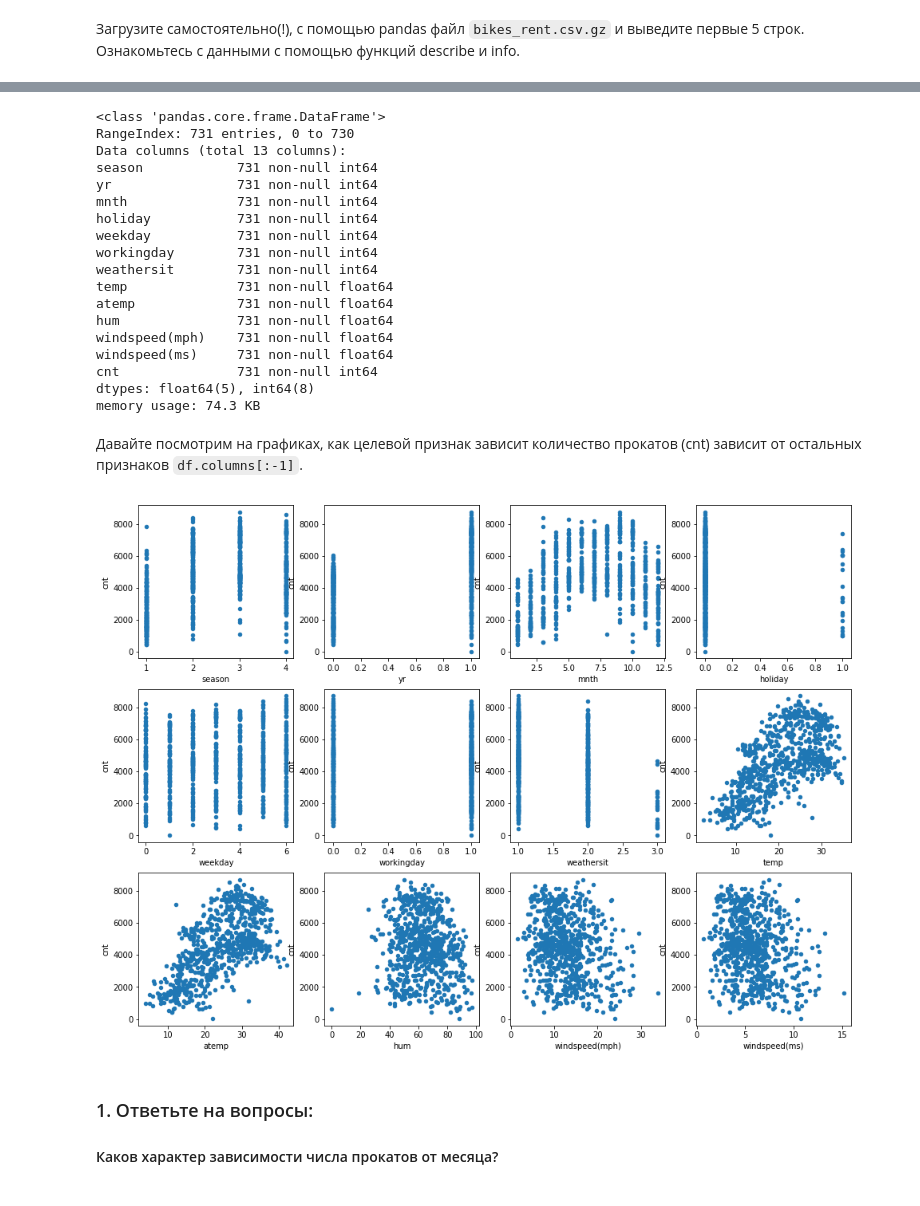
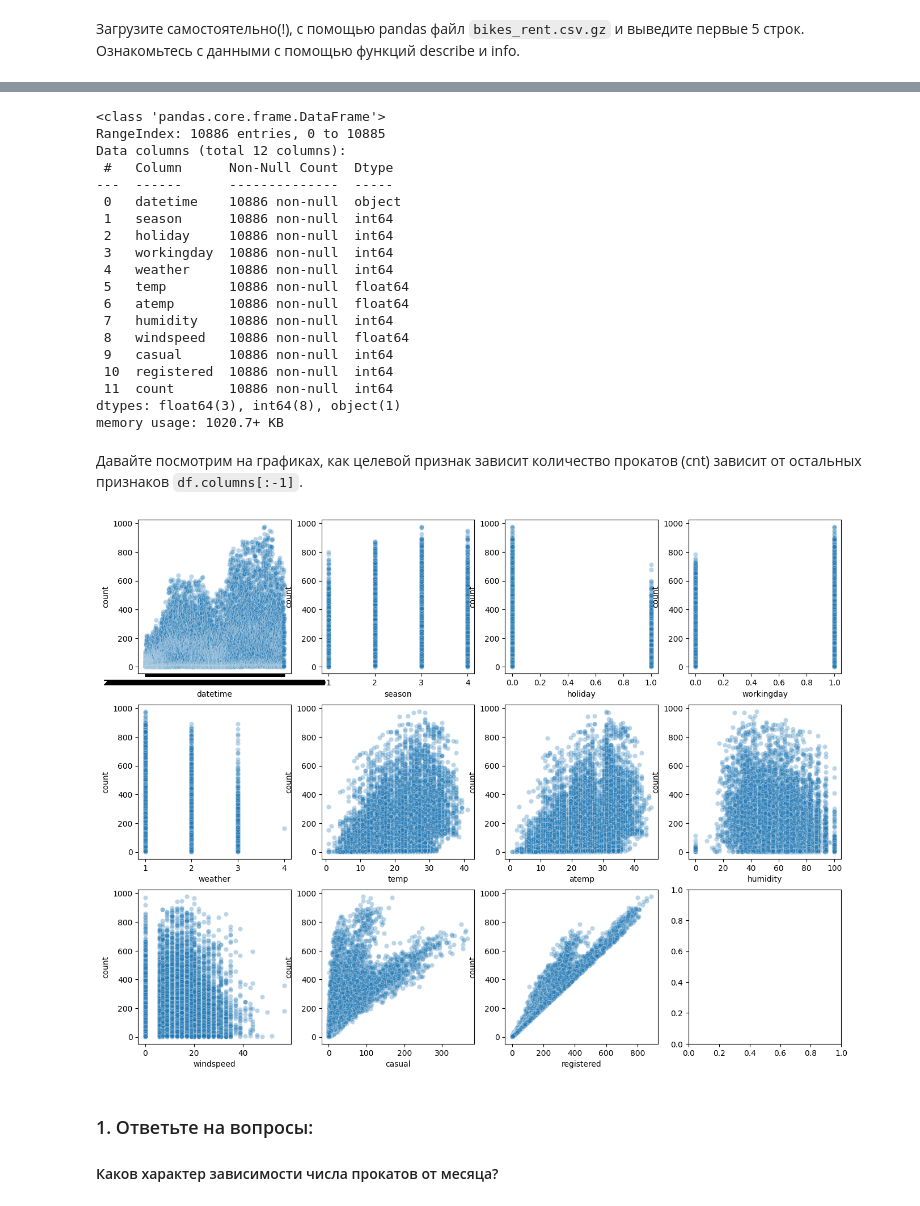
Before and after one commit to ilyak0n/comp_math, a Jupyter notebook: 5. Библиотека Pandas. Визуальный анализ данных/Практическая_работа_№5_Библиотека_Pandas.ipynb, the cells around one changed output, grey strips where cells are left out. Saved outputs shown, nothing was run; the diff lists cells and outputs as text; code cells hidden in the pictures.

```diff
--- a/5. Библиотека Pandas. Визуальный анализ данных/Практическая_работа_№5_Библиотека_Pandas.ipynb
+++ b/5. Библиотека Pandas. Визуальный анализ данных/Практическая_работа_№5_Библиотека_Pandas.ipynb
@@ -319,7 +365,8 @@ import seaborn as sns
 # %% [markdown]
 Загрузите самостоятельно(!), с помощью pandas файл `bikes_rent.csv.gz` и выведите первые 5 строк. Ознакомьтесь с данными с помощью функций describe и info.
 # %%
-df = pd.read_csv('../../data/bikes_rent.csv.gz', compression='gzip')
+# df = pd.read_csv('../../data/bikes_rent.csv.gz', compression='gzip')
+df = pd.read_csv('./train.csv')
 
 df.head()
 # %% [output]
@@ -333,31 +392,33 @@ df.head()
 df.info()
 # %% [output]
 <class 'pandas.core.frame.DataFrame'>
-RangeIndex: 731 entries, 0 to 730
-Data columns (total 13 columns):
-season            731 non-null int64
-yr                731 non-null int64
-mnth              731 non-null int64
-holiday           731 non-null int64
-weekday           731 non-null int64
-workingday        731 non-null int64
-weathersit        731 non-null int64
-temp              731 non-null float64
-atemp             731 non-null float64
-hum               731 non-null float64
-windspeed(mph)    731 non-null float64
-windspeed(ms)     731 non-null float64
-cnt               731 non-null int64
-dtypes: float64(5), int64(8)
-memory usage: 74.3 KB
+RangeIndex: 10886 entries, 0 to 10885
+Data columns (total 12 columns):
+ #   Column      Non-Null Count  Dtype
+---  ------      --------------  -----
+ 0   datetime    10886 non-null  object
+ 1   season      10886 non-null  int64
+ 2   holiday     10886 non-null  int64
+ 3   workingday  10886 non-null  int64
+ 4   weather     10886 non-null  int64
+ 5   temp        10886 non-null  float64
+ 6   atemp       10886 non-null  float64
+ 7   humidity    10886 non-null  int64
+ 8   windspeed   10886 non-null  float64
+ 9   casual      10886 non-null  int64
+ 10  registered  10886 non-null  int64
+ 11  count       10886 non-null  int64
+dtypes: float64(3), int64(8), object(1)
+memory usage: 1020.7+ KB
 # %% [markdown]
 Давайте посмотрим на графиках, как целевой признак зависит количество прокатов (cnt) зависит от остальных признаков `df.columns[:-1]`.
 # %%
 fig, axes = plt.subplots(nrows=3, ncols=4, figsize=(16, 12))
 for idx, feature in enumerate(df.columns[:-1]):
-     df.plot(feature, "cnt", subplots=True, kind="scatter", ax=axes[idx // 4, idx % 4])
+    sns.scatterplot(data=df, x=feature, y="count", ax=axes[idx // 4, idx % 4], alpha=0.3)
+    axes[idx // 4, idx % 4]
 # %% [output]
-[figure, old version]
+[figure, new version]
 # %% [markdown]
 ### 1. Ответьте на вопросы:
 
```
Also changed, not shown: parts of 7 cells of this notebook.
